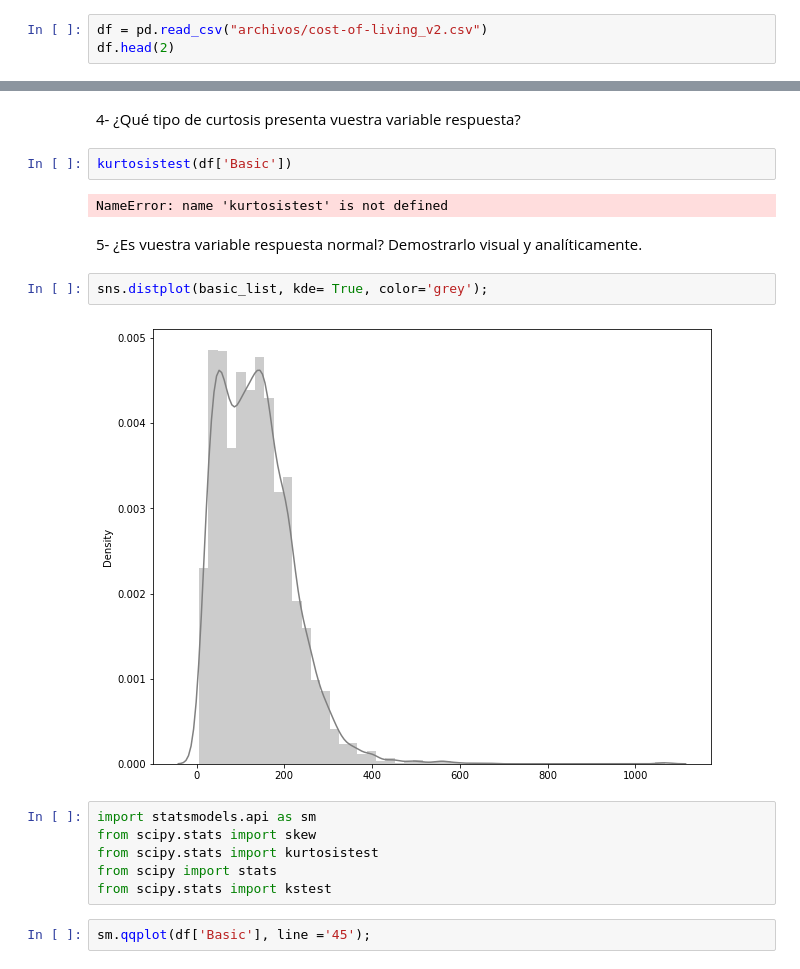
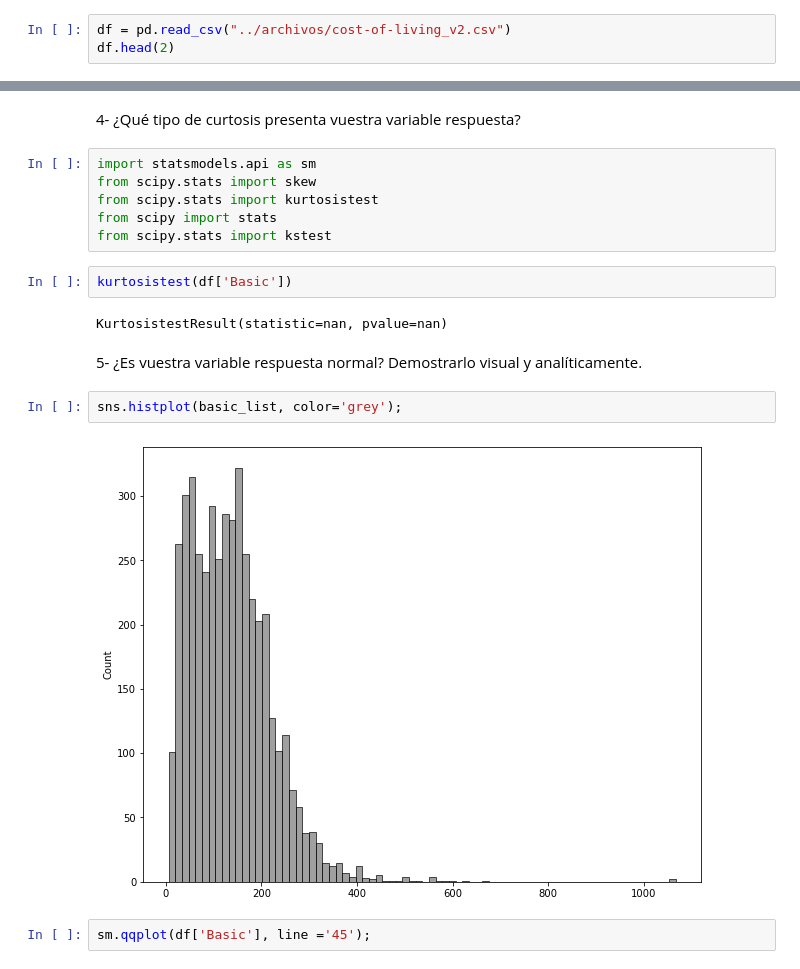
Before and after one commit to Adalab/promo-d-da-modulo1-sprint2-Paloma_Paula_Iris, a Jupyter notebook: regresion_lineal/1_intro_eda+2_test_estadisticos.ipynb, the cells around one changed output, grey strips where cells are left out. Drawn from its saved outputs; the diff is of its cells as text.

```diff
--- a/regresion_lineal/ml_eda.ipynb
+++ b/regresion_lineal/1_intro_eda+2_test_estadisticos.ipynb
@@ -18,7 +17,7 @@ pd.options.display.max_columns = None
 
 - Es necesario que el conjunto de datos a analizar tenga variables numéricas y categóricas, primando que haya más de una variable de tipo numérico. Ya que tambien se utilizarán serán útiles a la hora de realizar predicciones en las clases de regresión lineal múltiple. Así mismo se recomienda que los datasets esten ligeramente limpios para facilitar los análisis.
 # %%
-df = pd.read_csv("archivos/cost-of-living_v2.csv")
+df = pd.read_csv("../archivos/cost-of-living_v2.csv")
 df.head(2)
 # %% [output]
 |  | city | country | x1 | x2 | x3 | x4 | x5 | x6 | x7 | x8 | x9 | ... |
@@ -420,22 +417,22 @@ basic_list
 array([182.13,  66.  ,  59.65, ...,  77.35, 259.4 ,    nan])
 # %% [markdown]
 4- ¿Qué tipo de curtosis presenta vuestra variable respuesta?
+# %%
+import statsmodels.api as sm
+from scipy.stats import skew
+from scipy.stats import kurtosistest
+from scipy import stats
+from scipy.stats import kstest
 # %%
 kurtosistest(df['Basic'])
 # %% [output]
-NameError: name 'kurtosistest' is not defined
+KurtosistestResult(statistic=nan, pvalue=nan)
 # %% [markdown]
 5- ¿Es vuestra variable respuesta normal? Demostrarlo visual y analíticamente.
 # %%
-sns.distplot(basic_list, kde= True, color='grey');
+sns.histplot(basic_list, color='grey');
 # %% [output]
-[figure, old version]
+[figure, new version]
-# %%
-import statsmodels.api as sm
-from scipy.stats import skew
-from scipy.stats import kurtosistest
-from scipy import stats
-from scipy.stats import kstest
 # %%
 sm.qqplot(df['Basic'], line ='45');
 # %% [output]
```
Also changed, not shown: parts of 5 cells of this notebook, 8 other files.
